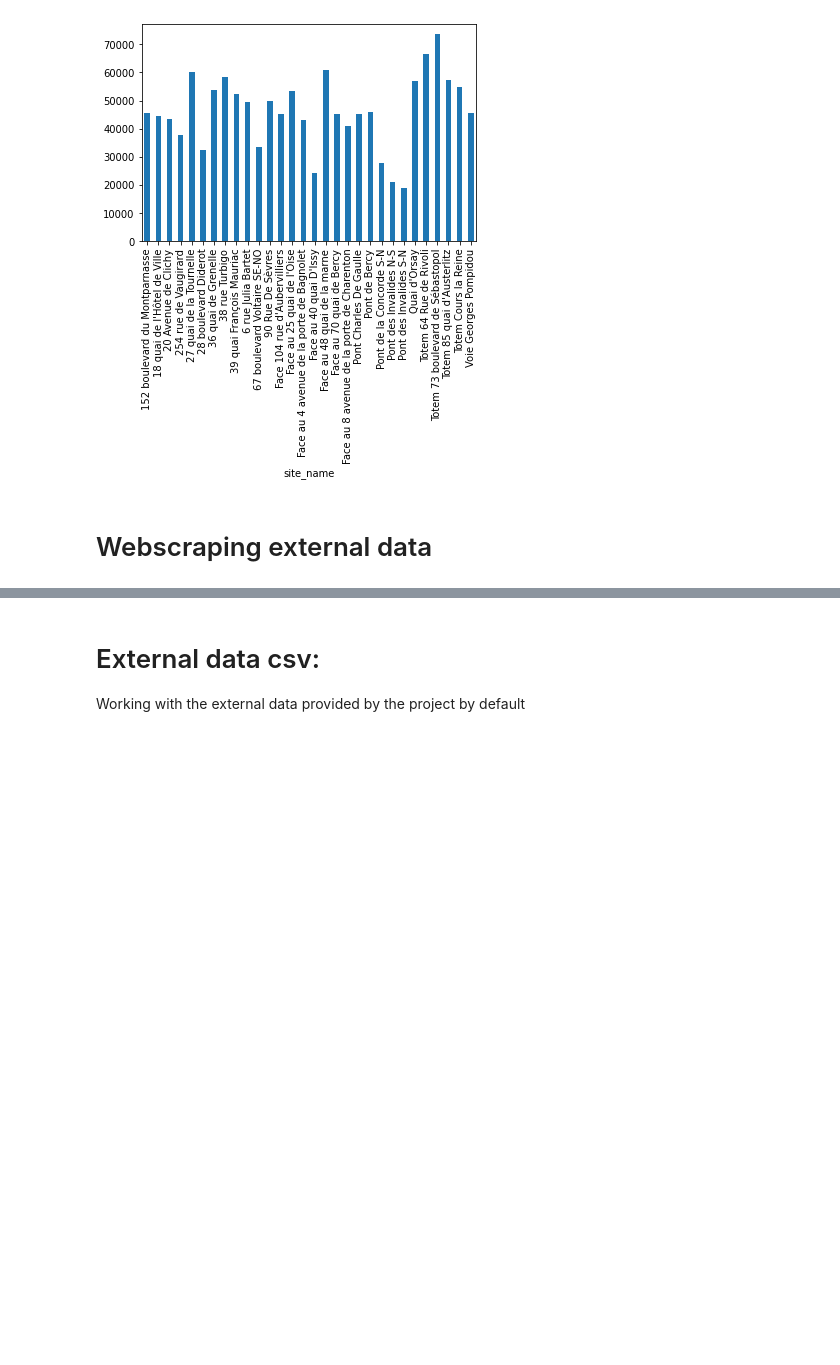
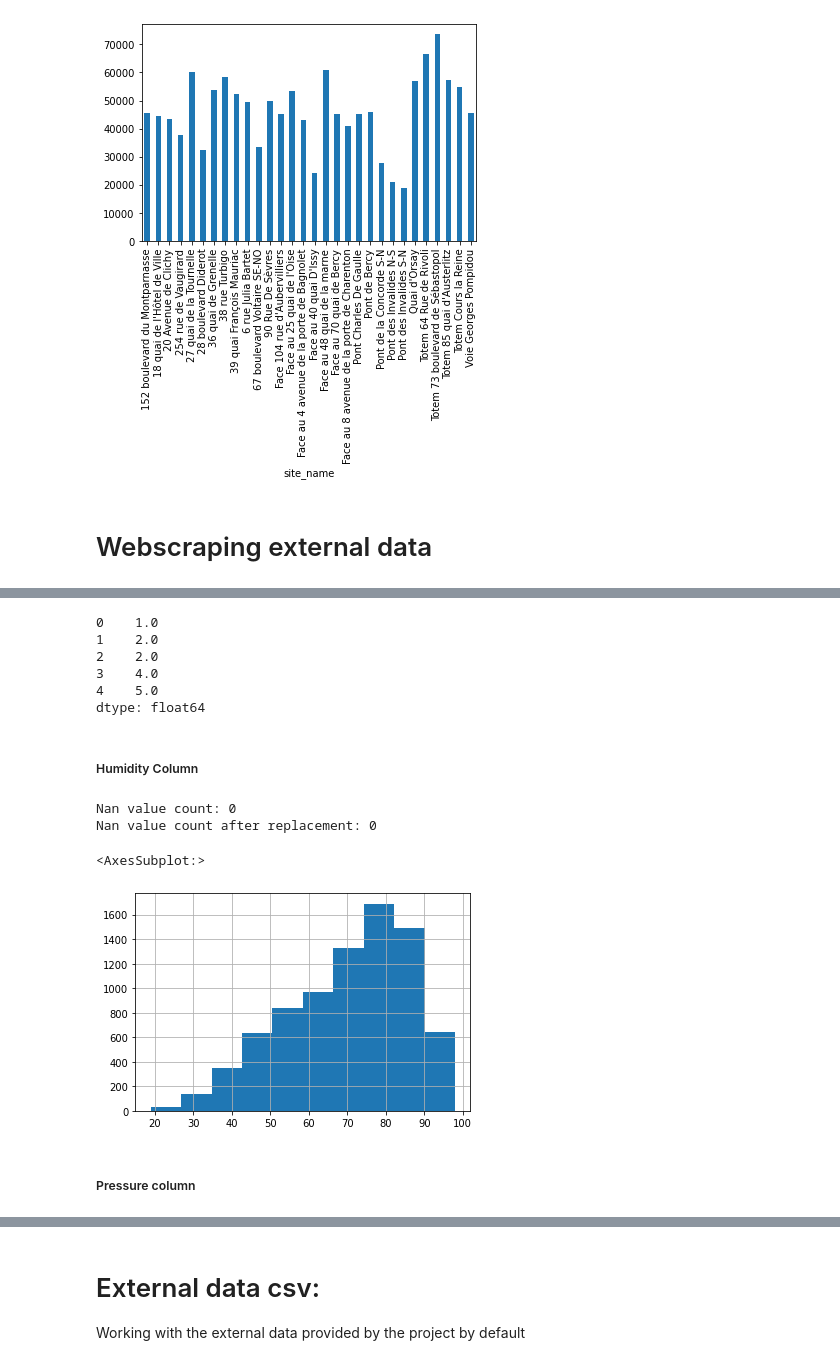
Before and after one commit to Rehann2/bike_counts_Kaan_Rehan, a Jupyter notebook: bike_counters_starting_kit.ipynb, the cells around one changed output, grey strips where cells are left out. Cells and saved outputs as stored; diff of their text form; code cells hidden in the pictures; blank space fills up the shorter version.

```diff
--- a/bike_counters_starting_kit.ipynb
+++ b/bike_counters_starting_kit.ipynb
@@ -136,0 +273,38 @@ bike_counts.log_bike_count.plot(kind="bar")
+# %%
+# One-hot encode wind direction
+from sklearn.preprocessing import OneHotEncoder
+
+df_weather.wind_dir.value_counts()
+enc = OneHotEncoder()
+winddir_dummies = enc.fit_transform(df_weather["wind_dir"].to_numpy().reshape(-1,1))
+winddir_dummies.shape
+
+#drop avg and max
+df_weather.drop(columns=["avg_wind_speed", "max_wind_speed"], inplace=True)
+# %%
+pd.Series([1,2,np.nan,4,5]).fillna(method="ffill")
+# %% [output]
+0    1.0
+1    2.0
+2    2.0
+3    4.0
+4    5.0
+dtype: float64
+# %% [markdown]
+##### Humidity Column
+# %%
+hum = df_weather.Humidity
+print("Nan value count:",hum[hum == "--"].count())
+
+#Replace nan with the previous value
+hum.replace("--", method="ffill", inplace=True)
+print("Nan value count after replacement:",hum[hum == "--"].count())
+# %% [output]
+Nan value count: 0
+Nan value count after replacement: 0
+# %%
+df_weather["Humidity"] = hum.astype("float64")
+df_weather.Humidity.hist()
+# %% [output]
+<AxesSubplot:>
+[figure, added]
@@ -136,0 +313,2 @@ bike_counts.log_bike_count.plot(kind="bar")
+# %% [markdown]
+##### Pressure column
```
Also changed, not shown: parts of 22 cells of this notebook.
